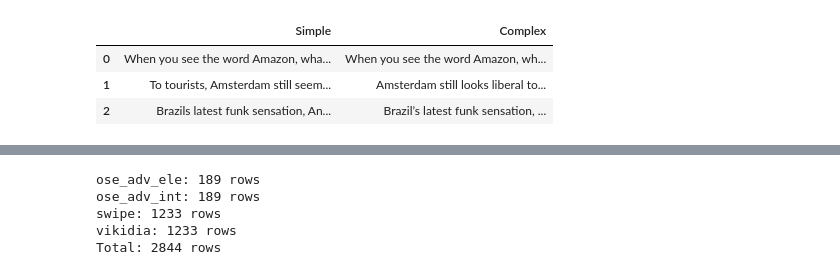
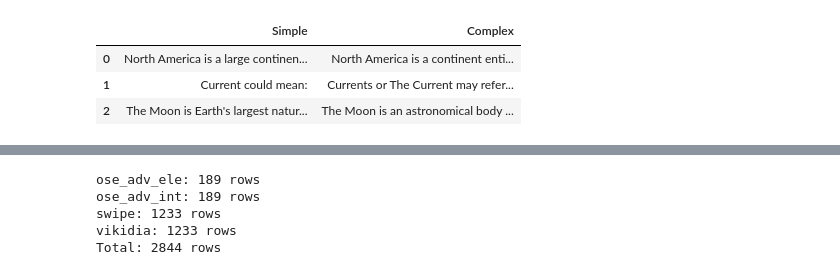
Before and after one commit to ColinLug/ISH_projet_agno_agent_intelligent, a Jupyter notebook: data_cleaned/test_preparation_data.ipynb, the cells around one changed output, grey strips where cells are left out. Drawn from its saved outputs; the diff is of its cells as text; code cells hidden in the pictures.

Commit message:
ajout_test_swipe

```diff
--- a/data_cleaned/test_preparation_data.ipynb
+++ b/data_cleaned/test_preparation_data.ipynb
@@ -90,13 +90,13 @@ def load_dataset(name):
         raise ValueError(f"Dataset {name} not found")
     return load_data(datasets[name])
 # %%
-df = load_dataset('ose_adv_int')
+df = load_dataset('swipe')
 df.head(3)
 # %% [output]
 |  | Simple | Complex |
-| 0 | When you see the word Amazon, wha... | ﻿When you see the word Amazon, wh... |
-| 1 | To tourists, Amsterdam still seem... | ﻿Amsterdam still looks liberal to... |
-| 2 | Brazils latest funk sensation, An... | ﻿Brazil’s latest funk sensation, ... |
+| 0 | North America is a large continen... | North America is a continent enti... |
+| 1 | Current could mean: | Currents or The Current may refer... |
+| 2 | The Moon is Earth's largest natur... | The Moon is an astronomical body ... |
 # %%
 row = df.sample(1)
 
```
Also changed, not shown: parts of 4 cells of this notebook, 4 other files.
